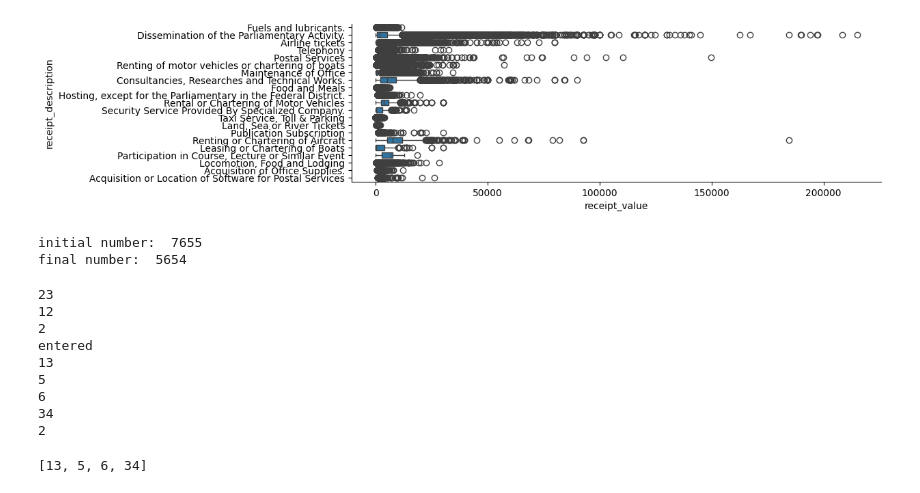
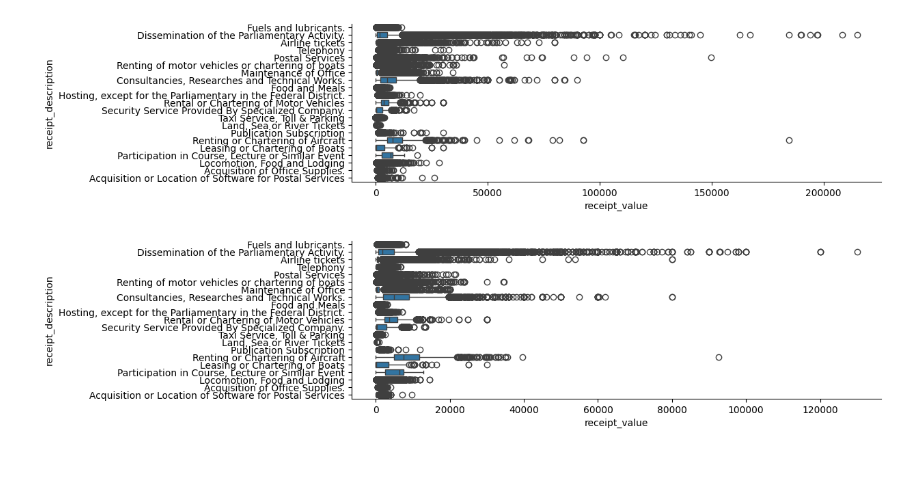
Before and after one commit to AbhinavKrishnan0629/AI, a Jupyter notebook: All projects/Data preprocessing/Data cleaning outliers/Data_cleaning_outliers.ipynb, the cells around one changed output. Drawn from its saved outputs; the diff is of its cells as text; code cells hidden in the pictures; blank space fills up the shorter version.

Commit message:
Fininshed data cleaning outliers

```diff
--- a/All projects/Data preprocessing/Data cleaning outliers/Data_cleaning_outliers.ipynb
+++ b/All projects/Data preprocessing/Data cleaning outliers/Data_cleaning_outliers.ipynb
@@ -95,6 +95,8 @@ len(data)
 len(ind_outliers_rows)
 # %% [output]
 12501
+# %%
+data.drop(ind_outliers_rows, inplace=True)
 # %%
 len(data)
 # %% [output]
@@ -113,37 +119,8 @@ seaborn.utils.despine(figure)
 # %% [output]
 [figure]
 # %%
-print("initial number: ", len(ind_outliers_rows))
-inde = 0
-for i in ind_outliers_rows:
-    if i == 181872:
-        inde = ind_outliers_rows.index(i)
-ind_outliers_rows = ind_outliers_rows[inde+1:]
-print("final number: ", len(ind_outliers_rows))
+figure = plt.figure(figsize=(10, 3))
+ax = seaborn.boxplot(data=data, x="receipt_value", y="receipt_description", orient='h')
+seaborn.utils.despine(figure)
 # %% [output]
-initial number:  7655
-final number:  5654
+[figure, added]
-# %%
-ia = 0
-a = [23, 12, 2, 13, 5, 6, 34]
-for i in a:
-    print(i)
-    if i==2:
-        print("entered")
-        ia = a.index(i)
-print(ia)
-na = a[ia+1:]
-# %% [output]
-23
-12
-2
-entered
-13
-5
-6
-34
-2
-# %%
-na
-# %% [output]
-[13, 5, 6, 34]
```
Also changed, not shown: parts of 1 cell of this notebook.
